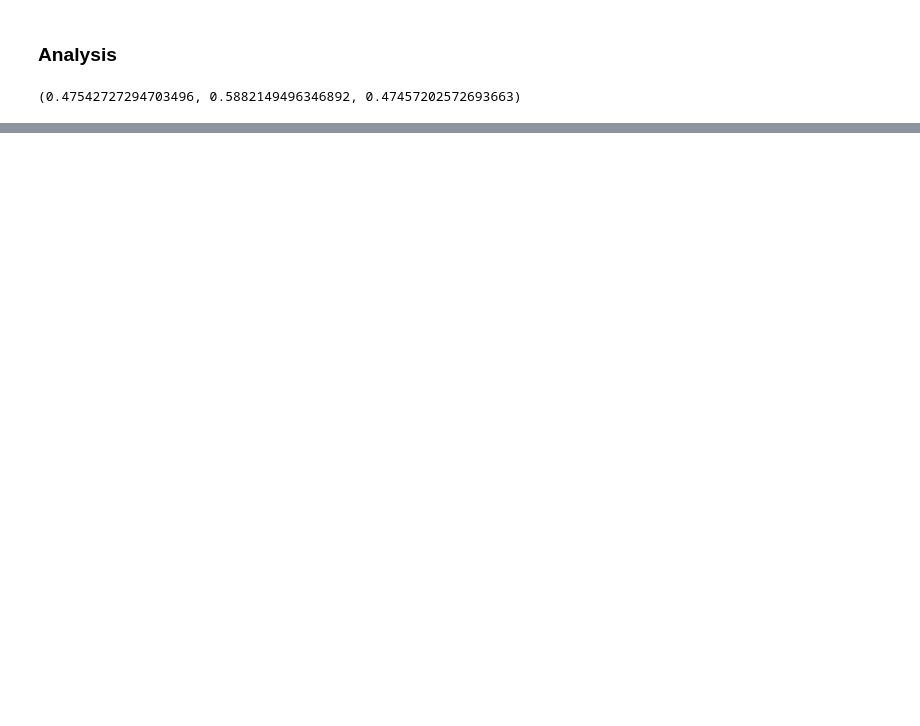
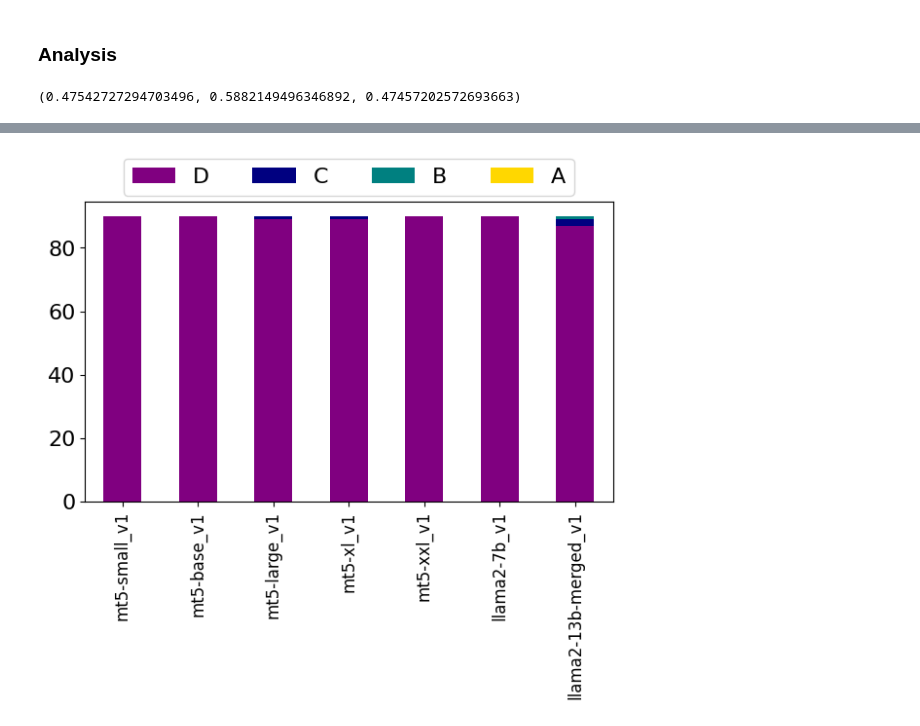
Before and after one commit to IndoNLP/cendol, a Jupyter notebook: evaluation/annot_eval.ipynb, the cells around one changed output, grey strips where cells are left out. Drawn from its saved outputs; the diff is of its cells as text; code cells hidden in the pictures; blank space fills up the shorter version.

```diff
--- a/evaluation/annot_eval.ipynb
+++ b/evaluation/annot_eval.ipynb
@@ -272,0 +264,9 @@ plt.show()
+# %%
+rdfs = []
+for i, r in enumerate(['R1', 'R2', 'R3']):
+    rdf = hdf[['index', 'model', r]]
+    rdf.loc[:,r] = rdf.loc[:,r].str.upper()
+    rdf = rdf.rename({r: 'score'}, axis='columns')
+    rdf.loc[:,'annot_id'] = i
+    rdfs.append(rdf)
+df = pd.concat(rdfs)
@@ -272,0 +333,15 @@ plt.show()
+# %%
+def get_model_name(mdl):
+    return '-'.join(mdl.split('cendol-')[1:])
+
+plt.rcParams["figure.figsize"] = (7,4)
+
+v1_df = pdf.sort_values('model_id').loc[pdf['model'].str.contains('v1'), ['model', 'D', 'C', 'B','A']]
+v1_df.plot(kind='bar', stacked=True, color=['purple','navy','teal','gold'])
+plt.xticks([i for i in range(v1_df['model'].nunique())], v1_df['model'].apply(get_model_name), fontsize=12, rotation=90)
+plt.yticks(fontsize=16)
+plt.legend(ncol=4, loc='upper center', bbox_to_anchor=(0.5,1.18), fontsize=16)
+# plt.savefig('v1_eval.pdf', bbox_anchor='tight')
+plt.show()
+# %% [output]
+[figure, added]
```
Also changed, not shown: parts of 38 cells of this notebook, 5 other files.
